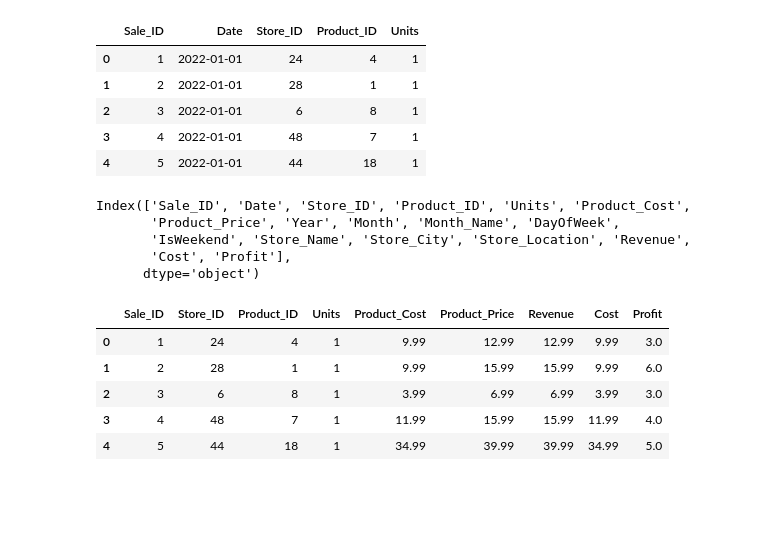
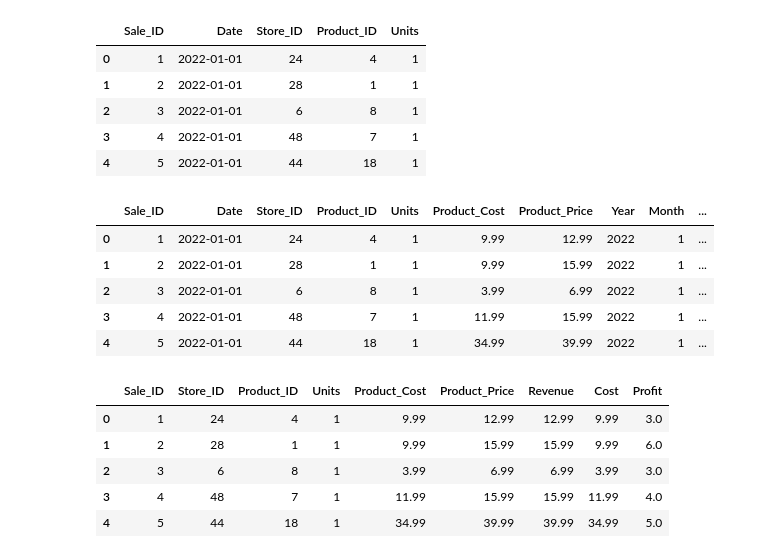
Before and after one commit to Mrschiss/IndusAnalProj, a Jupyter notebook: sql/mysql_loader.ipynb, the cells around one changed output. Saved outputs shown, nothing was run; the diff lists cells and outputs as text; code cells hidden in the pictures; blank space fills up the shorter version.

Commit message:
added a flat file to the mysql_workbench, dwh_sales

```diff
--- a/sql/mysql_loader.ipynb
+++ b/sql/mysql_loader.ipynb
@@ -158,14 +158,21 @@ sales_df = sales_df.merge(
 sales_df['Revenue'] = sales_df['Units'] * sales_df['Product_Price']
 sales_df['Cost'] = sales_df['Units'] * sales_df['Product_Cost']
 sales_df['Profit'] = sales_df['Revenue'] - sales_df['Cost']
-# %%
-print(sales_df.columns)
-# %% [output]
-Index(['Sale_ID', 'Date', 'Store_ID', 'Product_ID', 'Units', 'Product_Cost',
-       'Product_Price', 'Year', 'Month', 'Month_Name', 'DayOfWeek',
-       'IsWeekend', 'Store_Name', 'Store_City', 'Store_Location', 'Revenue',
-       'Cost', 'Profit'],
-      dtype='object')
+# %%
+dwh_sales=sales_df.merge(
+    inventory_df[['Store_ID','Product_ID','Stock_On_Hand']],
+    on=['Product_ID','Store_ID'],
+    how='left'
+)
+# %%
+dwh_sales.head()
+# %% [output]
+|  | Sale_ID | Date | Store_ID | Product_ID | Units | Product_Cost | Product_Price | Year | Month | ... |
+| 0 | 1 | 2022-01-01 | 24 | 4 | 1 | 9.99 | 12.99 | 2022 | 1 | ... |
+| 1 | 2 | 2022-01-01 | 28 | 1 | 1 | 9.99 | 15.99 | 2022 | 1 | ... |
+| 2 | 3 | 2022-01-01 | 6 | 8 | 1 | 3.99 | 6.99 | 2022 | 1 | ... |
+| 3 | 4 | 2022-01-01 | 48 | 7 | 1 | 11.99 | 15.99 | 2022 | 1 | ... |
+| 4 | 5 | 2022-01-01 | 44 | 18 | 1 | 34.99 | 39.99 | 2022 | 1 | ... |
 # %%
 facts_df=sales_df[["Sale_ID","Store_ID","Product_ID","Units","Product_Cost","Product_Price","Revenue","Cost","Profit"]].copy()
 
```
Also changed, not shown: parts of 3 cells of this notebook.
